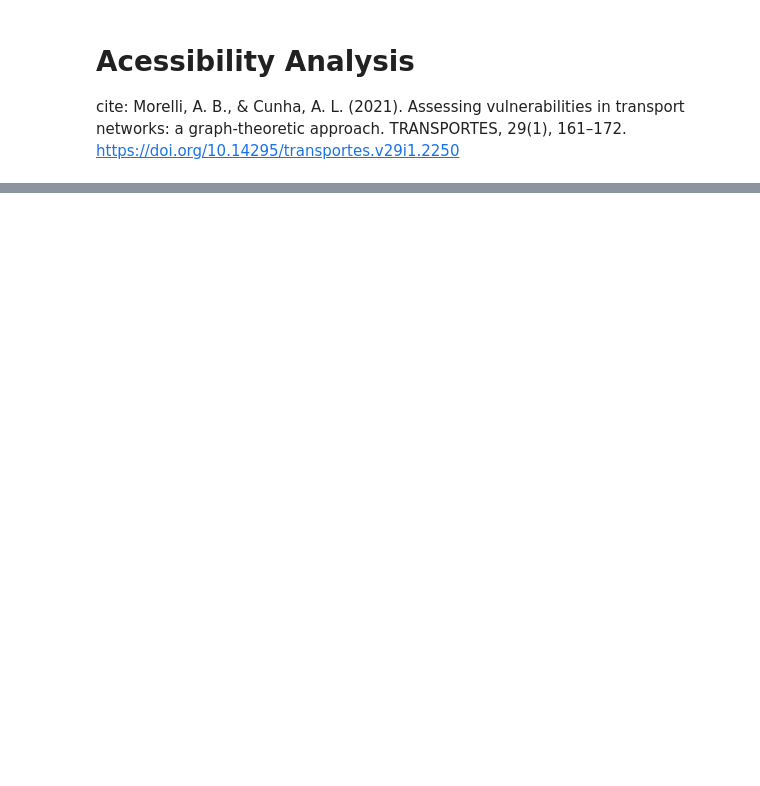
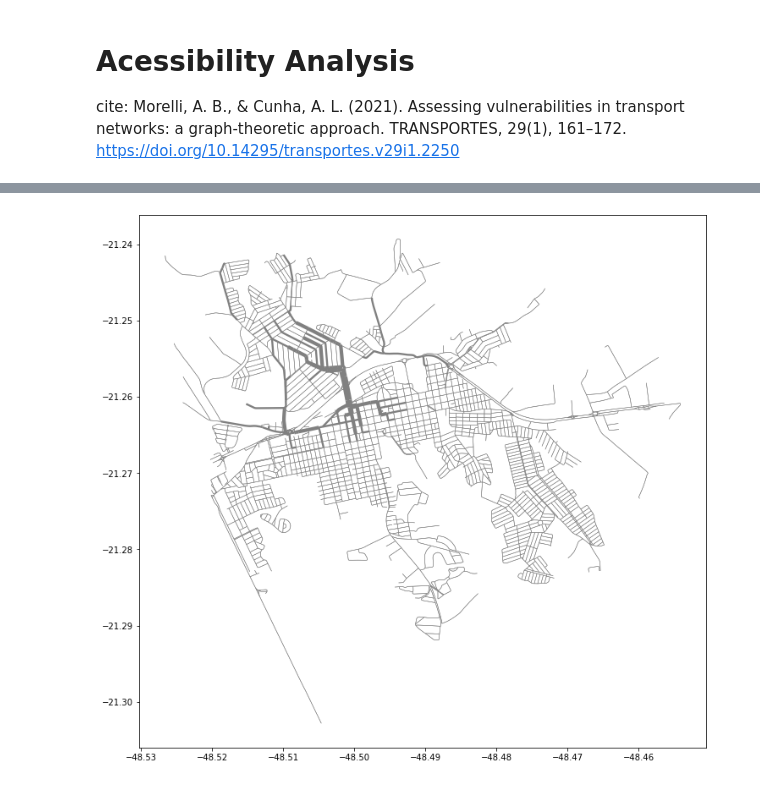
Before and after one commit to andre-morelli/Urban-Analytics, a Jupyter notebook: Example3-Accessibility.ipynb, the cells around one changed output, grey strips where cells are left out. Cells and saved outputs as stored; diff of their text form; code cells hidden in the pictures; blank space fills up the shorter version.

```diff
--- a/Example3-Accessibility.ipynb
+++ b/Example3-Accessibility.ipynb
@@ -109,0 +95,7 @@ ax.set_facecolor('k')
+# %%
+# plot results
+sizes = fjp.linewidths_by_attribute_fisherjenks(edges,'NWload',k=4) #needs mapclassify
+ax=edges.plot(color='grey',figsize=(12,12), linewidth=sizes,k=8)
+plt.show()
+# %% [output]
+[figure, added]
```
Also changed, not shown: parts of 17 cells of this notebook, 3 other files.
